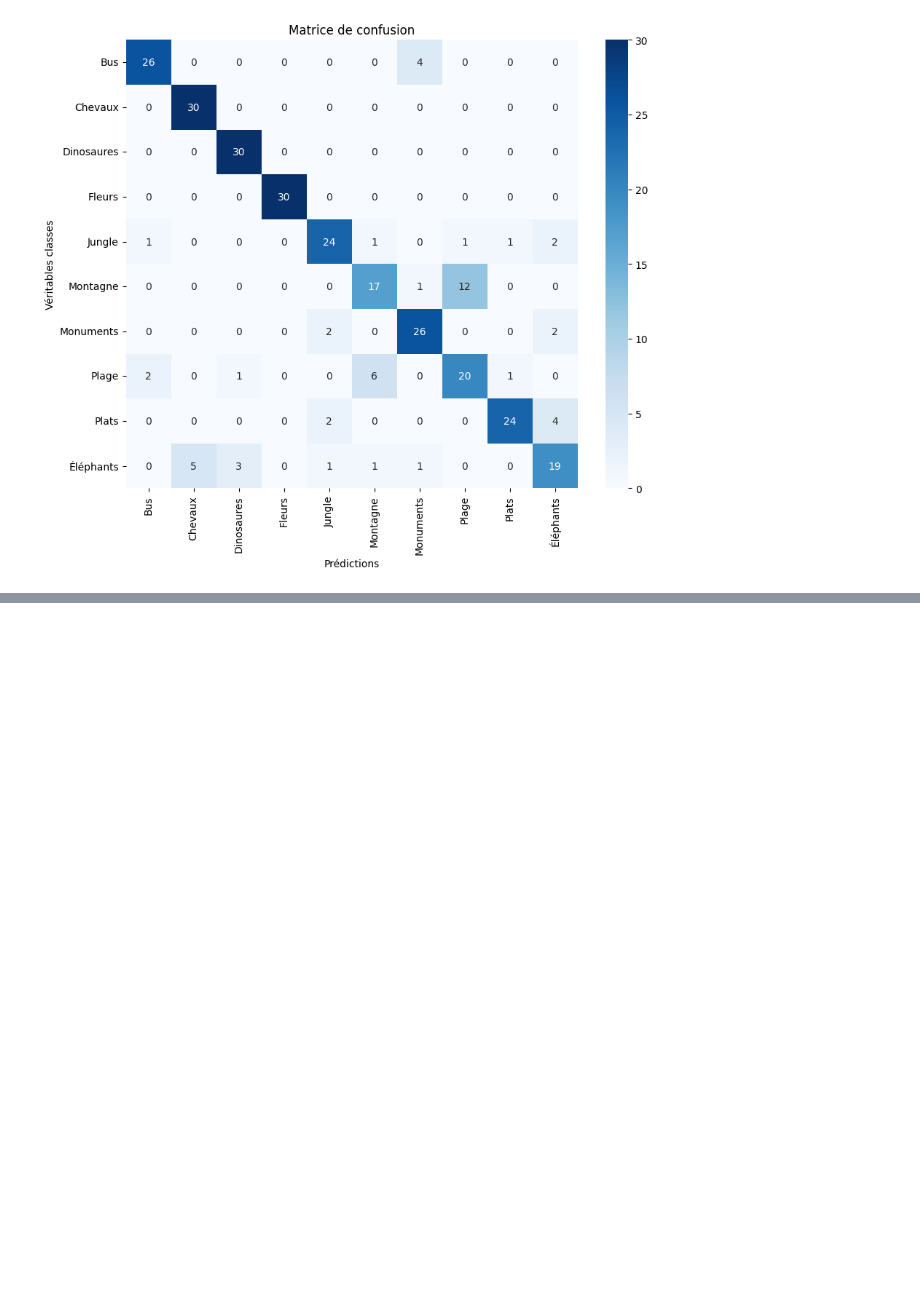
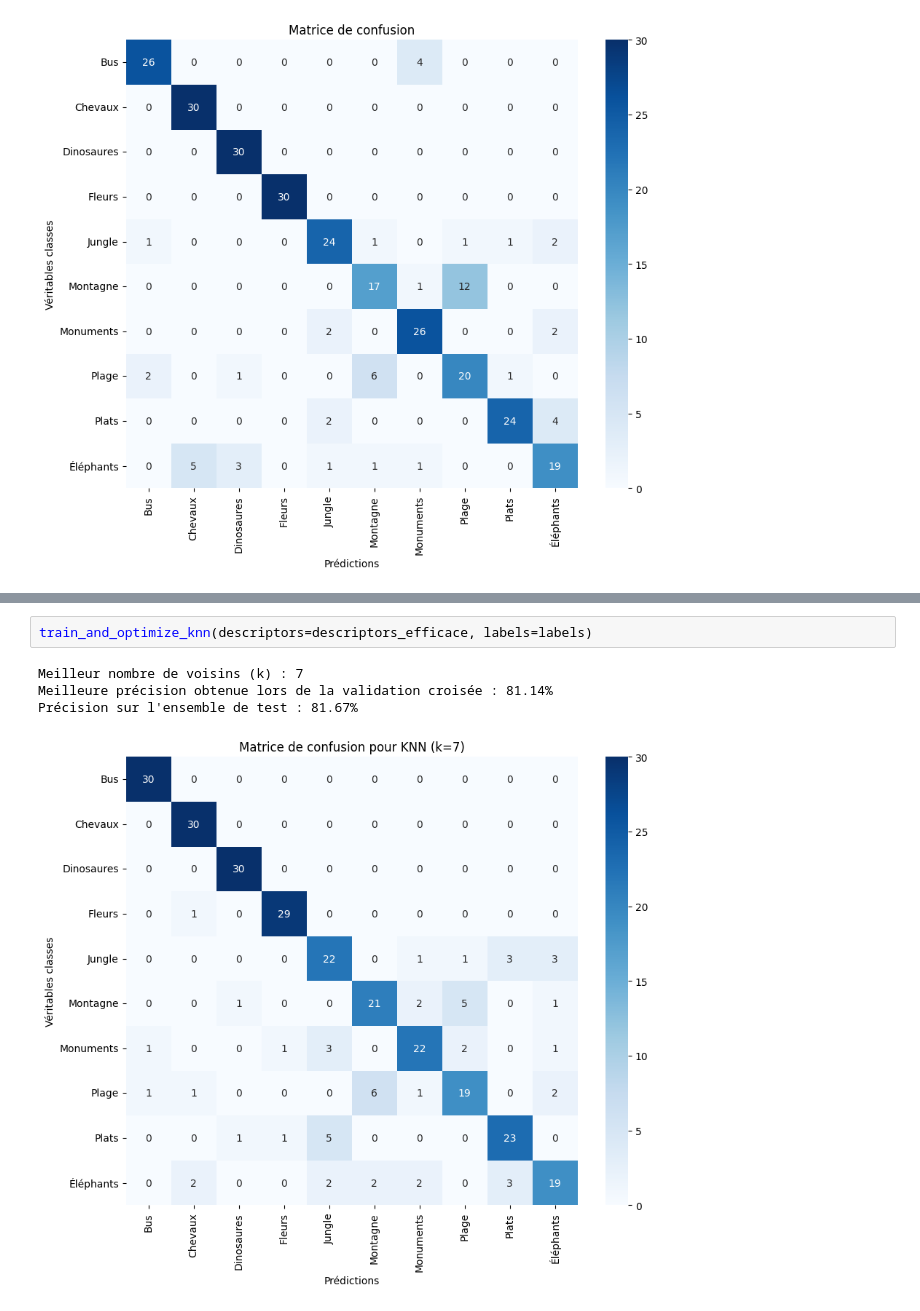
Before and after one commit to MatheoRoucheCNAM/ADNN_PROJET_1, a Jupyter notebook: Discrimination_image.ipynb, the cells around one changed output, grey strips where cells are left out. Drawn from its saved outputs; the diff is of its cells as text; blank space fills up the shorter version.

```diff
--- a/Discrimination_image.ipynb
+++ b/Discrimination_image.ipynb
@@ -314,0 +478,7 @@ Test Accuracy: 82.00%
+# %%
+train_and_optimize_knn(descriptors=descriptors_efficace, labels=labels)
+# %% [output]
+Meilleur nombre de voisins (k) : 7
+Meilleure précision obtenue lors de la validation croisée : 81.14%
+Précision sur l'ensemble de test : 81.67%
+[figure, added]
```
Also changed, not shown: parts of 6 cells of this notebook.
